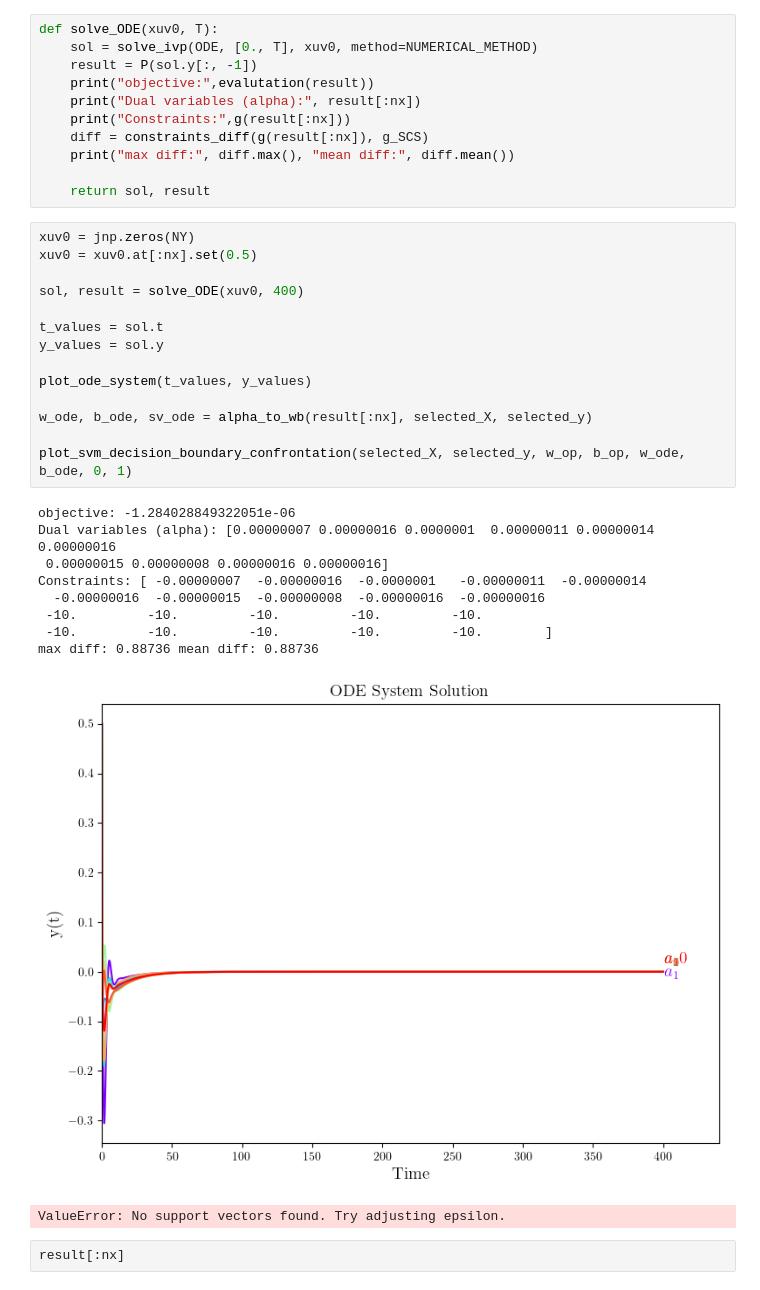
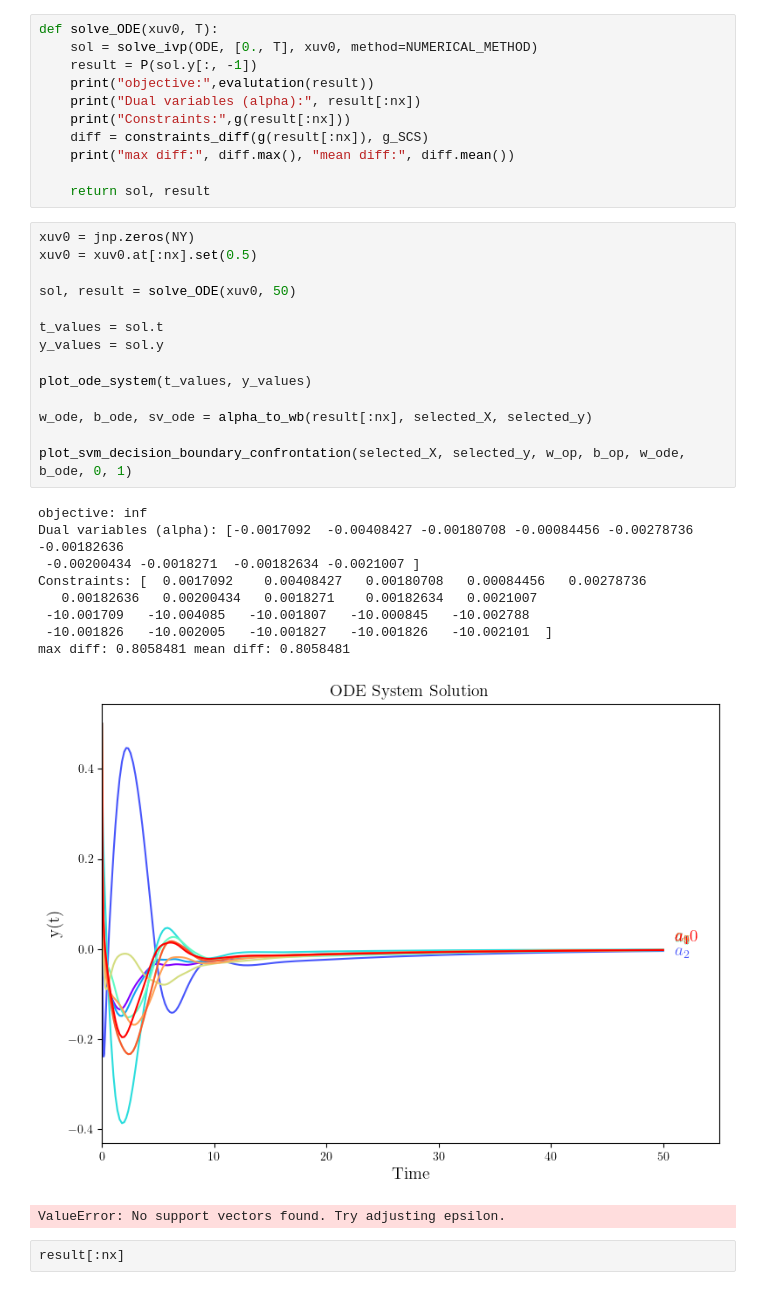
Before and after one commit to vedovati-matteo/master-thesis, a Jupyter notebook: code/svm_new_method/SVM_hard_2_10.ipynb, the cells around one changed output. Saved outputs shown, nothing was run; the diff lists cells and outputs as text.

```diff
--- a/code/svm_new_method/SVM_hard_2_10.ipynb
+++ b/code/svm_new_method/SVM_hard_2_10.ipynb
@@ -447,27 +462,27 @@ def solve_ODE(xuv0, T):
 # %%
 xuv0 = jnp.zeros(NY)
 xuv0 = xuv0.at[:nx].set(0.5)
 
-sol, result = solve_ODE(xuv0, 400)
+sol, result = solve_ODE(xuv0, 50)
 
 t_values = sol.t
 y_values = sol.y
 
 plot_ode_system(t_values, y_values)
 
 w_ode, b_ode, sv_ode = alpha_to_wb(result[:nx], selected_X, selected_y)
 
 plot_svm_decision_boundary_confrontation(selected_X, selected_y, w_op, b_op, w_ode, b_ode, 0, 1)
 # %% [output]
-objective: -1.284028849322051e-06
-Dual variables (alpha): [0.00000007 0.00000016 0.0000001  0.00000011 0.00000014 0.00000016
- 0.00000015 0.00000008 0.00000016 0.00000016]
-Constraints: [ -0.00000007  -0.00000016  -0.0000001   -0.00000011  -0.00000014
-  -0.00000016  -0.00000015  -0.00000008  -0.00000016  -0.00000016
- -10.         -10.         -10.         -10.         -10.
- -10.         -10.         -10.         -10.         -10.        ]
-max diff: 0.88736 mean diff: 0.88736
+objective: inf
+Dual variables (alpha): [-0.0017092  -0.00408427 -0.00180708 -0.00084456 -0.00278736 -0.00182636
+ -0.00200434 -0.0018271  -0.00182634 -0.0021007 ]
+Constraints: [  0.0017092    0.00408427   0.00180708   0.00084456   0.00278736
+   0.00182636   0.00200434   0.0018271    0.00182634   0.0021007
+ -10.001709   -10.004085   -10.001807   -10.000845   -10.002788
+ -10.001826   -10.002005   -10.001827   -10.001826   -10.002101  ]
+max diff: 0.8058481 mean diff: 0.8058481
-[figure, old version]
+[figure, new version]
 ValueError: No support vectors found. Try adjusting epsilon.
 # %%
 result[:nx]
```
Also changed, not shown: parts of 4 cells of this notebook, 45 other files.
